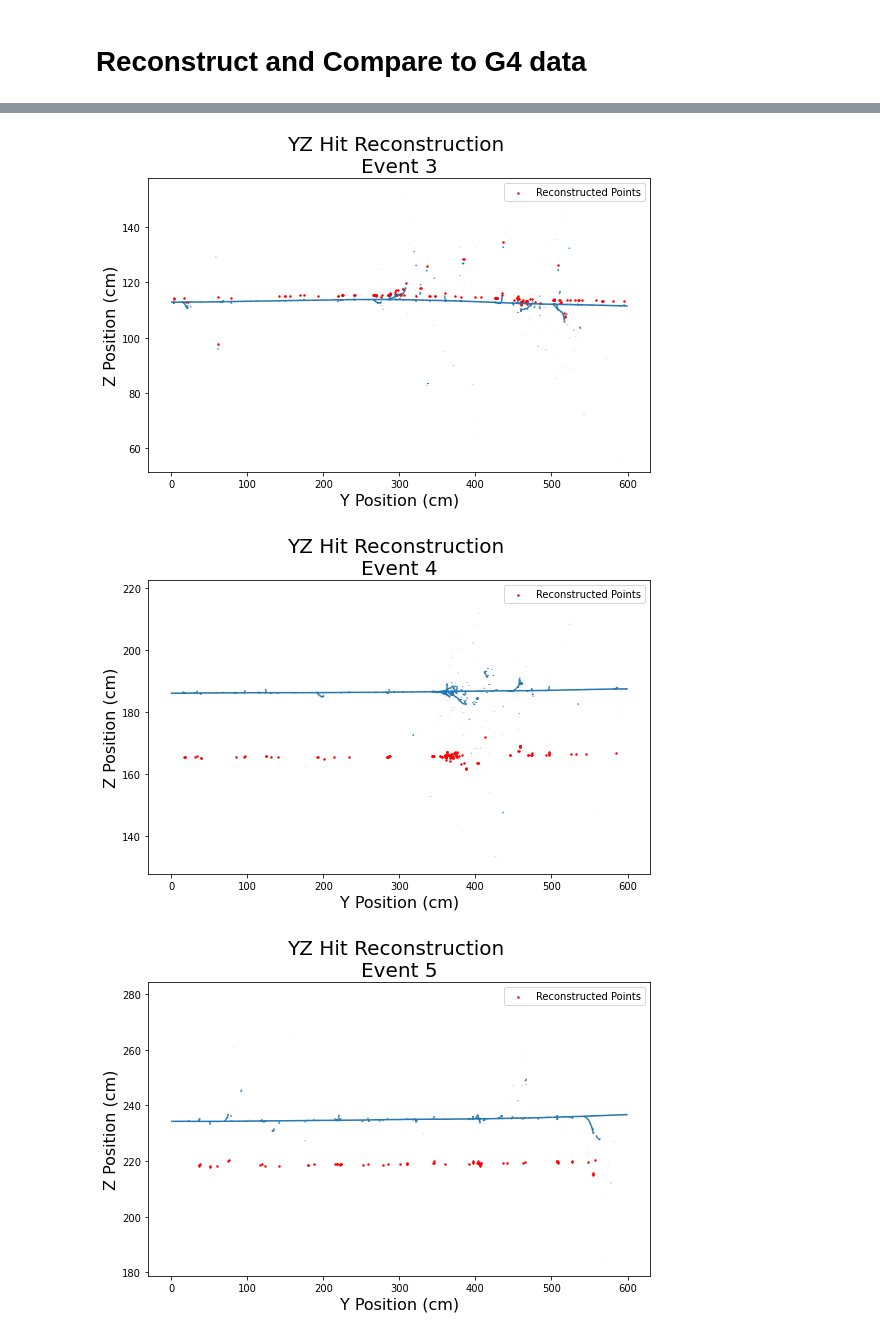
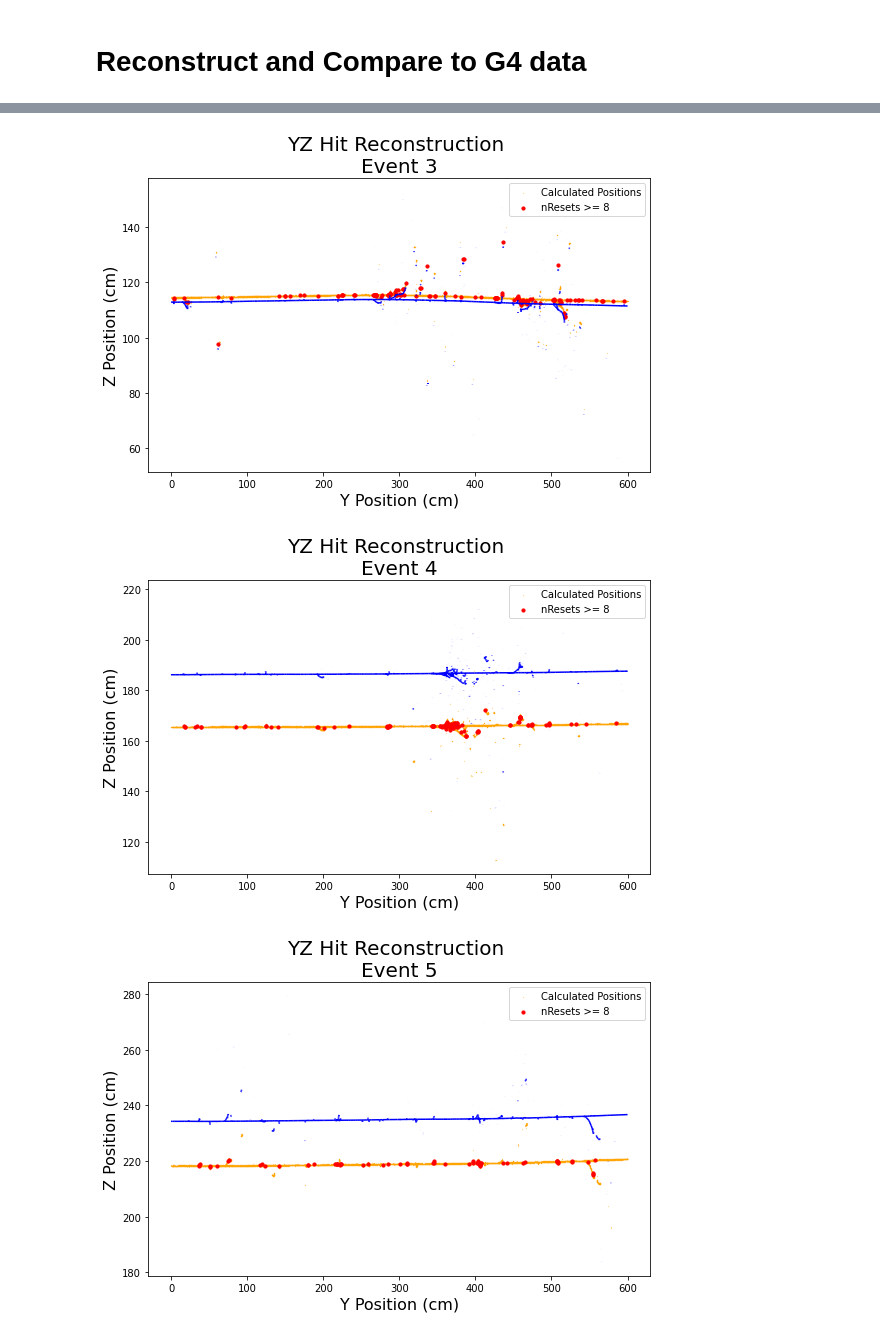
Before and after one commit to nttenpas/t0_calculations, a Jupyter notebook: t0_Calculations.ipynb, the cells around one changed output, grey strips where cells are left out. Cells and saved outputs as stored; diff of their text form; code cells hidden in the pictures.

```diff
--- a/t0_Calculations.ipynb
+++ b/t0_Calculations.ipynb
@@ -494,13 +500,23 @@ Gaussian Parameters: A: 7.67950E+00, mu: 2.88704E-05, sigma: 3.69537E-05
 # Open the g4_output.txt file and read into pandas dataframe
 
 g4_df = pd.read_csv(directory_path + '/' + g4_file_name)
+# %%
+# Create a full dataframe with ALL pixels and the calculated t0s
+full_df = resets_df.merge(t0_df, how = 'left', on = 'event').copy().reset_index(drop=True)
+full_df = full_df.drop(columns=['TSLR', 'nMCParticles', 'MC_TrackIDs', 'MC_Weights', 'Unnamed: 0.1'])
+
+# Calculate the XYZ positions for each pixel
+v0 = 1.648 * 10**6 # mm/s
+full_df['x_calc'] = full_df['pixel_x'] * 4 - 2 # Subtract 2mm to get in center of the pixel (pixels are 4mm wide)
+full_df['y_calc'] = full_df['pixel_y'] * 4 - 2 # Subtract 2mm to get in center of the pixel (pixels are 4mm wide)
+full_df['z_calc'] = v0 * (full_df['reset_time'] - full_df['t0'])
 # %%
 # Add the t0 dataframe as a 't0' column to the main_df by aligning the event numbers
 reconstruction_df = main_df.copy().reset_index(drop = True)
 
-# Convert the pixel numbers to a position in mm
-reconstruction_df["X_Position"] = reconstruction_df["pixel_x"] * 4
-reconstruction_df["Y_Position"] = reconstruction_df["pixel_y"] * 4
+# Convert the pixels, with nResets >= reset_num, pixel numbers to a position in mm
+reconstruction_df["X_Position"] = reconstruction_df["pixel_x"] * 4 - 2 # Subtract 2mm to get in center of the pixel
+reconstruction_df["Y_Position"] = reconstruction_df["pixel_y"] * 4 - 2 # Subtract 2mm to get in center of the pixel
 reconstruction_df["Z_Position"] = getZValues(reconstruction_df)
 # %%
 # To plot the G4 data quickly, import LineCollection. This avoiding iteratin grows and plotting it that way
@@ -537,16 +553,19 @@ for n in range(total_events):
 
 
     # Plot the G4 data via Line Collections
-    line_segments = LineCollection(combined)
+    line_segments = LineCollection(combined, colors = 'blue')
     ax.add_collection(line_segments)
     ax.autoscale()
 
 
     # Plot the points from the t0 values
     # Divide by 10 to convert from mm to cm (G4 is in cm)
+    ax.scatter(full_df.y_calc[(full_df.event == n)]/10,
+                full_df.z_calc[(full_df.event == n)]/10, s =.1, marker = '.', color = 'orange',
+                label = 'Calculated Positions')
     ax.scatter(reconstruction_df.Y_Position[(reconstruction_df.event == n)]/10,
-                reconstruction_df.Z_Position[(reconstruction_df.event == n)]/10, s = 2, color = 'red',
-                label = 'Reconstructed Points')
+            reconstruction_df.Z_Position[(reconstruction_df.event == n)]/10, s = 10, color = 'red',
+            label = 'nResets >= 8')
 
     plt.legend()
     plt.show()
@@ -558,3 +577,3 @@ for n in range(total_events):
-[figure, old version]
+[figure, new version]
-[figure, old version]
+[figure, new version]
-[figure, old version]
+[figure, new version]
```
Also changed, not shown: parts of 2 cells of this notebook.
